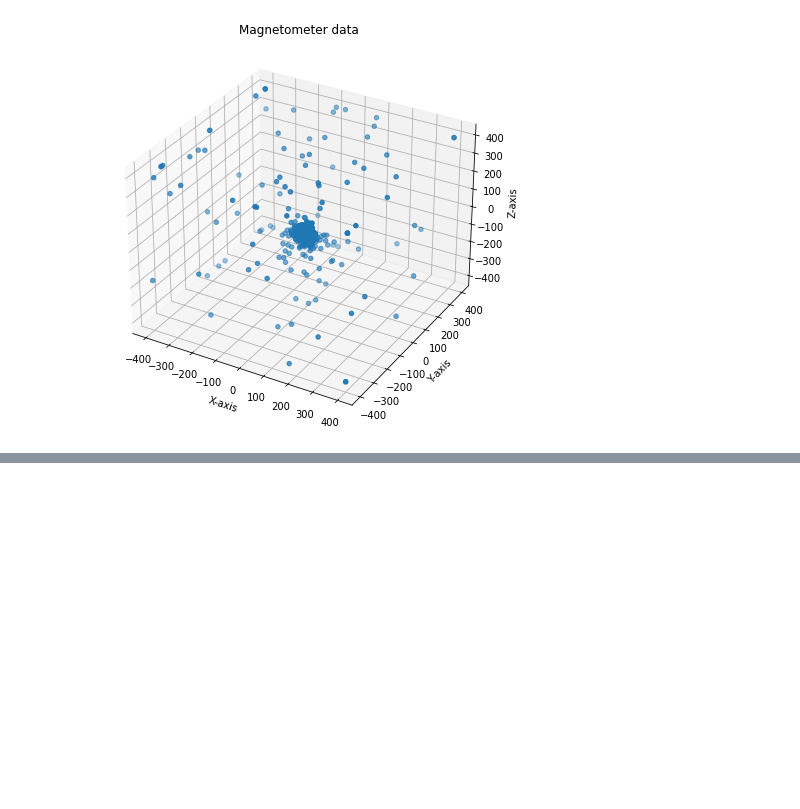
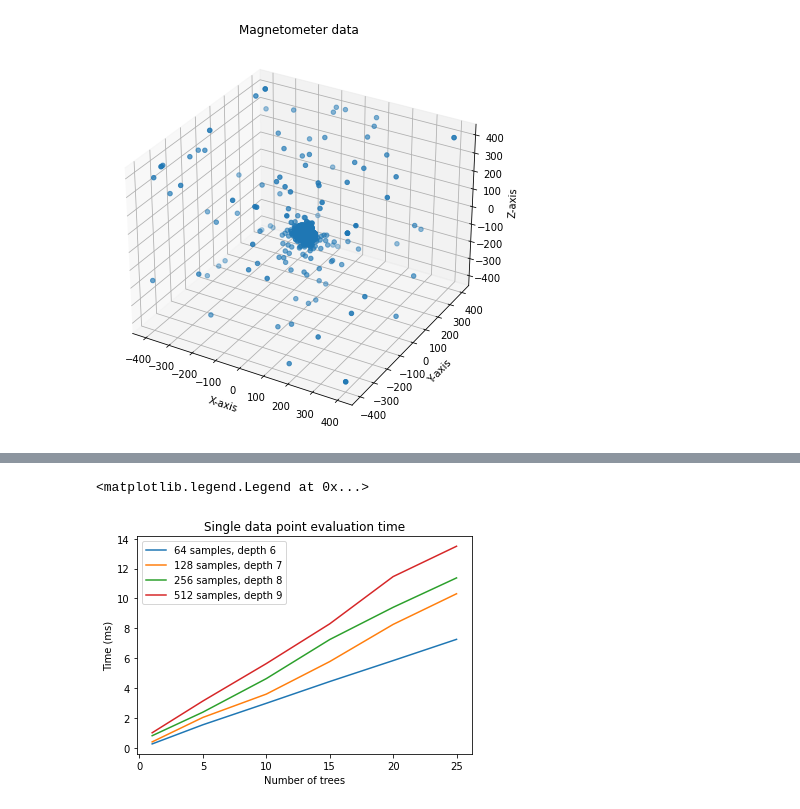
Before and after one commit to anti002/IsolationForestTinyML, a Jupyter notebook: Plots/plotter.ipynb, the cells around one changed output, grey strips where cells are left out. Cells and saved outputs as stored; diff of their text form; code cells hidden in the pictures; blank space fills up the shorter version.

```diff
--- a/Plots/plotter.ipynb
+++ b/Plots/plotter.ipynb
@@ -210,0 +705,22 @@ plt.savefig('Magnetometer data.png')
+# %%
+X_ntrees = [1, 5, 10, 15, 20, 25]
+Y = ['64 samples','128 samples','256 samples','512 samples']
+data_arr = np.array([[0.2569999993,  1.539999962,    2.977999926,	4.43599987,5.839000225    ,7.263000011],
+                     [ 0.3930000067,	2.032000065,    	3.594000101,	5.772999763,8.262999535    ,10.31700039],
+                     [0.8069999814,	2.38499999,	4.631999969,	7.249000072, 9.407999992   ,11.37899971],
+                     [1.003999949, 3.131000042,   5.638999939,	8.302000046, 11.4659996, 13.5]])
+
+
+df = pd.DataFrame(data_arr, columns=X_ntrees, index=Y)
+
+plt.plot(X_ntrees, data_arr[0], label='64 samples, depth 6')
+plt.plot(X_ntrees, data_arr[1], label='128 samples, depth 7')
+plt.plot(X_ntrees, data_arr[2], label='256 samples, depth 8')
+plt.plot(X_ntrees, data_arr[3], label='512 samples, depth 9')
+plt.xlabel("Number of trees")
+plt.ylabel("Time (ms)")
+plt.title("Single data point evaluation time")
+plt.legend()
+# %% [output]
+<matplotlib.legend.Legend at 0x...>
+[figure, added]
```
Also changed, not shown: parts of 10 cells of this notebook, 31 other files.
